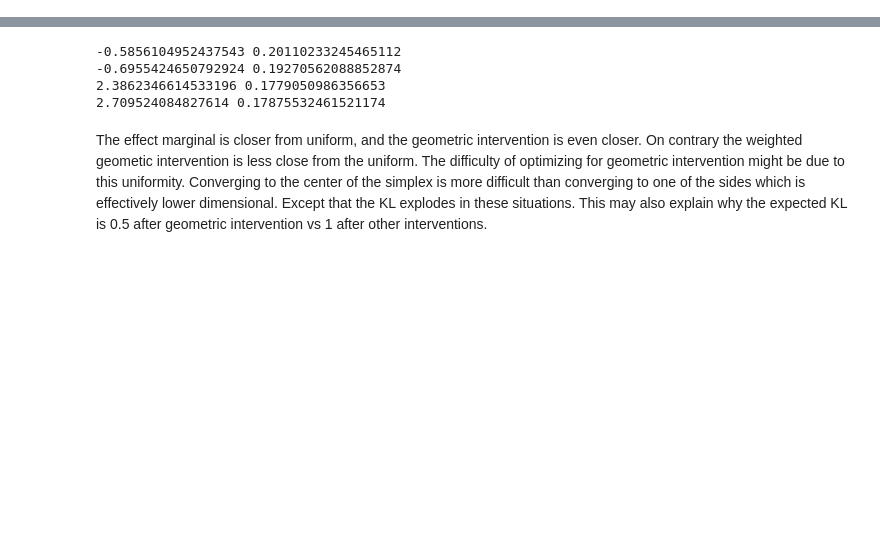
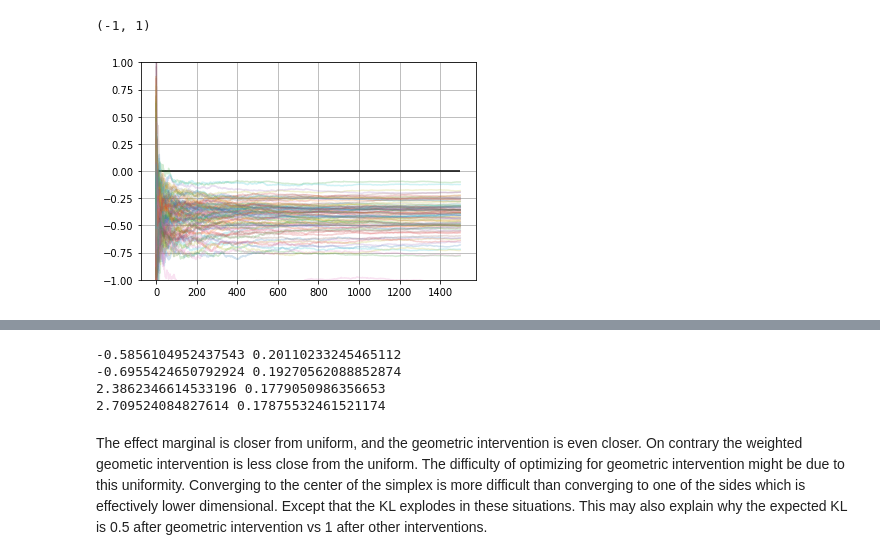
Before and after one commit to remilepriol/causal-adaptation-speed, a Jupyter notebook: 7_investigate_joint.ipynb, the cells around one changed output, grey strips where cells are left out. Drawn from its saved outputs; the diff is of its cells as text; code cells hidden in the pictures; blank space fills up the shorter version.

```diff
--- a/7_investigate_joint.ipynb
+++ b/7_investigate_joint.ipynb
@@ -36,0 +66,8 @@ e
+# %%
+plt.plot(values['B'] - values['A'], alpha=.2)
+plt.hlines(0,0, values['B'].shape[0])
+plt.grid()
+plt.ylim(-1,1 )
+# %% [output]
+(-1, 1)
+[figure, added]
```
Also changed, not shown: parts of 12 cells of this notebook, 1 other file.
